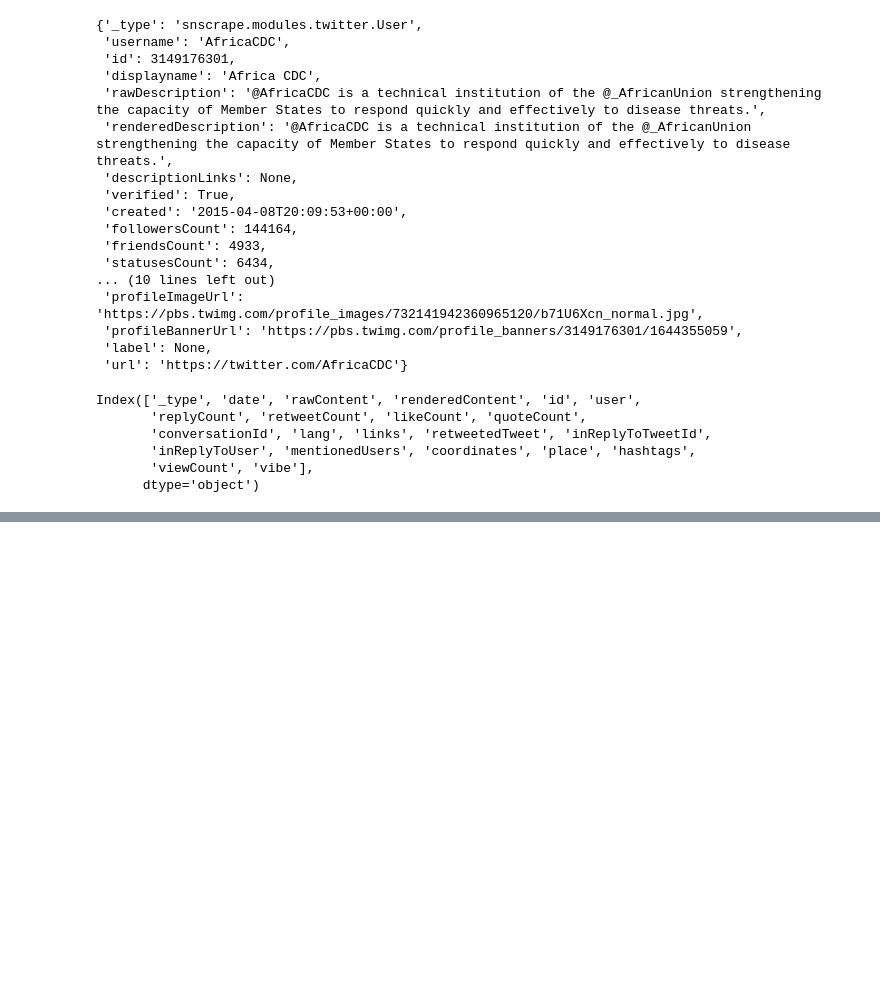
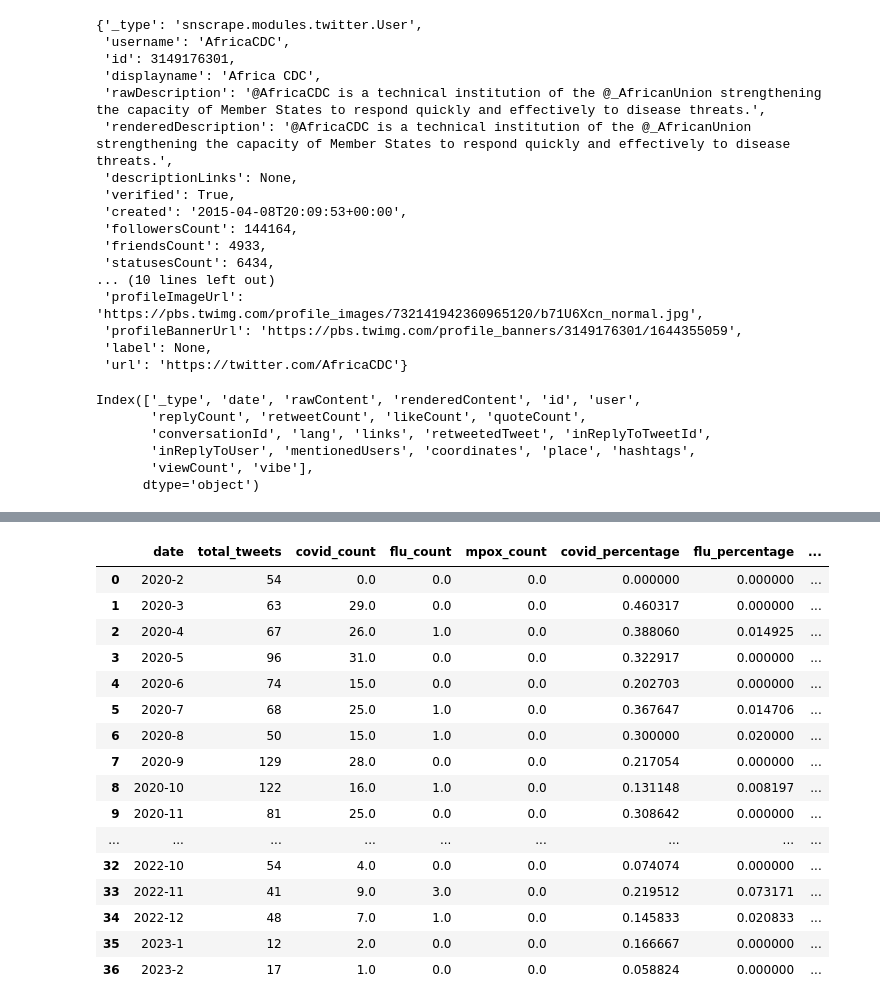
Before and after one commit to scopalaffairs/twitter-on-health, a Jupyter notebook: ND_pub_health_ord.ipynb, the cells around one changed output, grey strips where cells are left out. Cells and saved outputs as stored; diff of their text form; code cells hidden in the pictures; blank space fills up the shorter version.

Commit message:
Work done up to 23_02_mostly twitter counts

```diff
--- a/ND_pub_health_ord.ipynb
+++ b/ND_pub_health_ord.ipynb
@@ -312,0 +636,7 @@ df=pd.DataFrame()
+# %%
+def get_mpox_tweet_counts(df):
+    df_filt=df[df["rawContent"].str.contains("Mpox|monkeypox", flags=re.IGNORECASE)]
+    df_grpd= df_filt.groupby([(df_filt.date.dt.year), (df_filt.date.dt.month)])["id"].count()#.reset_index()
+    df_grpd=df_grpd.rename_axis(["year", "month"]).reset_index()
+    df_grpd.rename(columns={"id": "mpox_count"}, inplace=True)
+    return df_grpd
@@ -312,0 +723,22 @@ df=pd.DataFrame()
+# %%
+def do_all_counts(df):
+
+    df_grpd_covid=date_in_one_column(get_covid_tweet_counts(df))
+
+    df_grpd_total=date_in_one_column(get_total_tweet_count(df))
+
+    df_merged=merge_to_total(df_grpd_total,df_grpd_covid)
+
+
+
+    df_grpd_flu=date_in_one_column(get_flu_tweet_counts(df))
+
+    df_merged=merge_to_total(df_merged,df_grpd_flu)
+
+
+    df_grpd_mpox=date_in_one_column(get_mpox_tweet_counts(df))
+
+
+    df_merged=merge_to_total(df_merged,df_grpd_mpox)
+
+    return df_merged
@@ -312,0 +752,2 @@ df=pd.DataFrame()
+# %%
+df_all_counts_pfizer=do_all_counts(df_pfizer_clean)
@@ -312,0 +789,6 @@ df=pd.DataFrame()
+# %%
+def add_percentages(df):
+    df["covid_percentage"]=df["covid_count"]/df["total_tweets"]
+    df["flu_percentage"]=df["flu_count"]/df["total_tweets"]
+    df["mpox_percentage"]=df["mpox_count"]/df["total_tweets"]
+    return df
@@ -312,0 +805,20 @@ df=pd.DataFrame()
+# %%
+add_percentages(df_all_counts_pfizer)
+# %% [output]
+|  | date | total_tweets | covid_count | flu_count | mpox_count | covid_percentage | flu_percentage | ... |
+| 0 | 2020-2 | 54 | 0.0 | 0.0 | 0.0 | 0.000000 | 0.000000 | ... |
+| 1 | 2020-3 | 63 | 29.0 | 0.0 | 0.0 | 0.460317 | 0.000000 | ... |
+| 2 | 2020-4 | 67 | 26.0 | 1.0 | 0.0 | 0.388060 | 0.014925 | ... |
+| 3 | 2020-5 | 96 | 31.0 | 0.0 | 0.0 | 0.322917 | 0.000000 | ... |
+| 4 | 2020-6 | 74 | 15.0 | 0.0 | 0.0 | 0.202703 | 0.000000 | ... |
+| 5 | 2020-7 | 68 | 25.0 | 1.0 | 0.0 | 0.367647 | 0.014706 | ... |
+| 6 | 2020-8 | 50 | 15.0 | 1.0 | 0.0 | 0.300000 | 0.020000 | ... |
+| 7 | 2020-9 | 129 | 28.0 | 0.0 | 0.0 | 0.217054 | 0.000000 | ... |
+| 8 | 2020-10 | 122 | 16.0 | 1.0 | 0.0 | 0.131148 | 0.008197 | ... |
+| 9 | 2020-11 | 81 | 25.0 | 0.0 | 0.0 | 0.308642 | 0.000000 | ... |
+| ... | ... | ... | ... | ... | ... | ... | ... | ... |
+| 32 | 2022-10 | 54 | 4.0 | 0.0 | 0.0 | 0.074074 | 0.000000 | ... |
+| 33 | 2022-11 | 41 | 9.0 | 3.0 | 0.0 | 0.219512 | 0.073171 | ... |
+| 34 | 2022-12 | 48 | 7.0 | 1.0 | 0.0 | 0.145833 | 0.020833 | ... |
+| 35 | 2023-1 | 12 | 2.0 | 0.0 | 0.0 | 0.166667 | 0.000000 | ... |
+| 36 | 2023-2 | 17 | 1.0 | 0.0 | 0.0 | 0.058824 | 0.000000 | ... |
```
Also changed, not shown: parts of 59 cells of this notebook, 1 other file.
